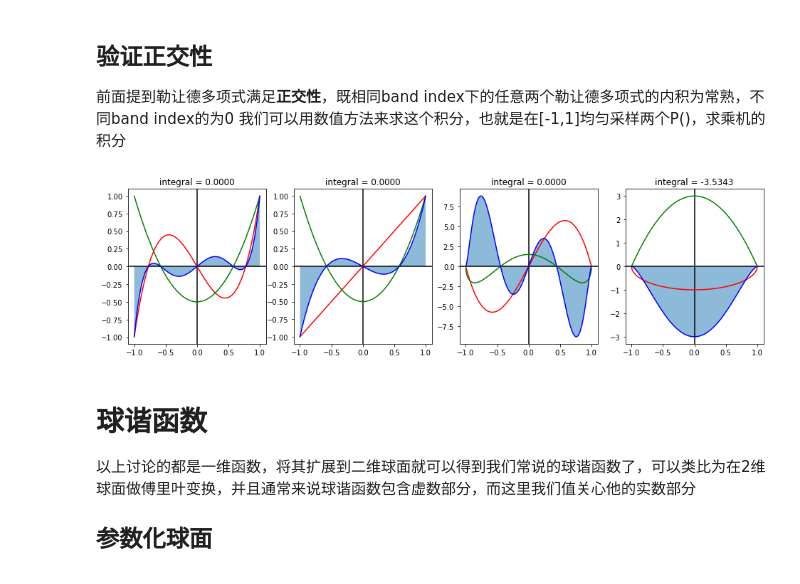
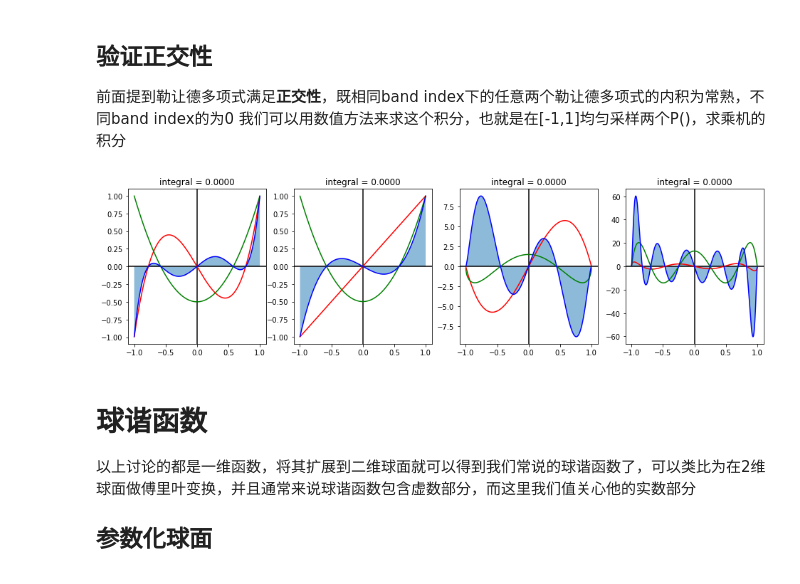
Before and after one commit to fancyzero/SphericalHarmonicNotebook, a Jupyter notebook: MyPrt.ipynb, the cells around one changed output. Cells and saved outputs as stored; diff of their text form; code cells hidden in the pictures.

```diff
--- a/MyPrt.ipynb
+++ b/MyPrt.ipynb
@@ -99,13 +100,12 @@ def P(l, m, x):
     return pll
 
 #打印[-1,1]区间的函数图像
-XAxis = [((x+0.5)/100.0-0.5)*2 for x in range(0, 100)]
+XAxis = np.linspace(-1,1,100)
 
-plt.plot(XAxis, [P(0, 0, XAxis[x]) for x in range(0, 100)])
-plt.plot(XAxis, [P(1, 0, XAxis[x]) for x in range(0, 100)])
-plt.plot(XAxis, [P(2, 0, XAxis[x]) for x in range(0, 100)])
 plt.plot(XAxis, [P(1, 1, XAxis[x]) for x in range(0, 100)])
 plt.plot(XAxis, [P(2, 1, XAxis[x]) for x in range(0, 100)])
-plt.plot(XAxis, [P(2, 2, XAxis[x]) for x in range(0, 100)])
+plt.plot(XAxis, [P(3, 1, XAxis[x]) for x in range(0, 100)])
+plt.plot(XAxis, [P(4, 1, XAxis[x]) for x in range(0, 100)])
+plt.plot(XAxis, [P(5, 1, XAxis[x]) for x in range(0, 100)])
 # %% [output]
 [<matplotlib.lines.Line2D at 0x...>]
@@ -117,38 +117,38 @@ plt.plot(XAxis, [P(2, 2, XAxis[x]) for x in range(0, 100)])
 # %%
 # verity orthogonality of P
 def integrateP(l1, m1, l2, m2, fig, row, col, index):
     v1 = []
     v2 = []
     product = []
     XAxis = []
     sum = 0
     N = 1000.0
     for i in range(int(N)):
         x = ((i+0.5)/N-0.5)*2  # map [0,N) to (-1..1)
         XAxis.append(x)
         a = P(l1, m1, x)
         b = P(l2, m2, x)
         v1.append(a)
         v2.append(b)
         product.append(a*b)
         sum += (a*b)/N*2
     fig.add_subplot(row, col, index)
     plt.axhline(0, color='black')
     plt.axvline(0, color='black')
     plt.plot(XAxis,v1,c="red")
     plt.plot(XAxis,v2,c="green")
     plt.fill_between(XAxis, product,  alpha=0.5)
     plt.plot(XAxis, product, c="blue")
     plt.title("integral = %.4f" % sum)
 
 
 fig = plt.figure(figsize=[16, 4])
-integrateP(3, 0, 2, 0, fig, 1, 4, 1)  # should be zero
-integrateP(1, 0, 2, 0, fig, 1, 4, 2)  # should be zero
-integrateP(3, 2, 3, 1, fig, 1, 4, 3)  # should be constant
-integrateP(1, 1, 2, 2, fig, 1, 4, 4)  # should be constant
+integrateP(3, 0, 2, 0, fig, 1, 4, 1)
+integrateP(1, 0, 2, 0, fig, 1, 4, 2)
+integrateP(3, 2, 3, 1, fig, 1, 4, 3)
+integrateP(6, 1, 6, 2, fig, 1, 4, 4)
 # %% [output]
-[figure, old version]
+[figure, new version]
 # %% [markdown]
 # 球谐函数
 以上讨论的都是一维函数，将其扩展到二维球面就可以得到我们常说的球谐函数了，可以类比为在2维球面做傅里叶变换，并且通常来说球谐函数包含虚数部分，而这里我们值关心他的实数部分
```
Also changed, not shown: parts of 5 cells of this notebook, 15 other files.
